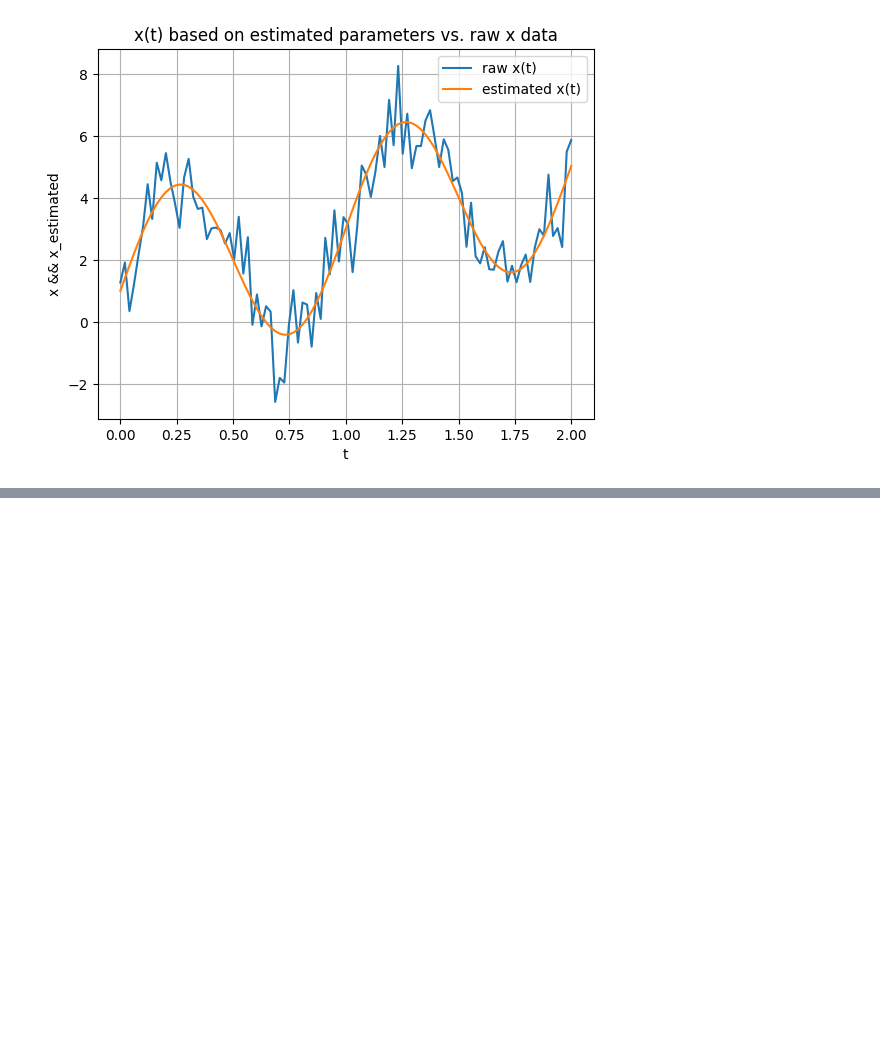
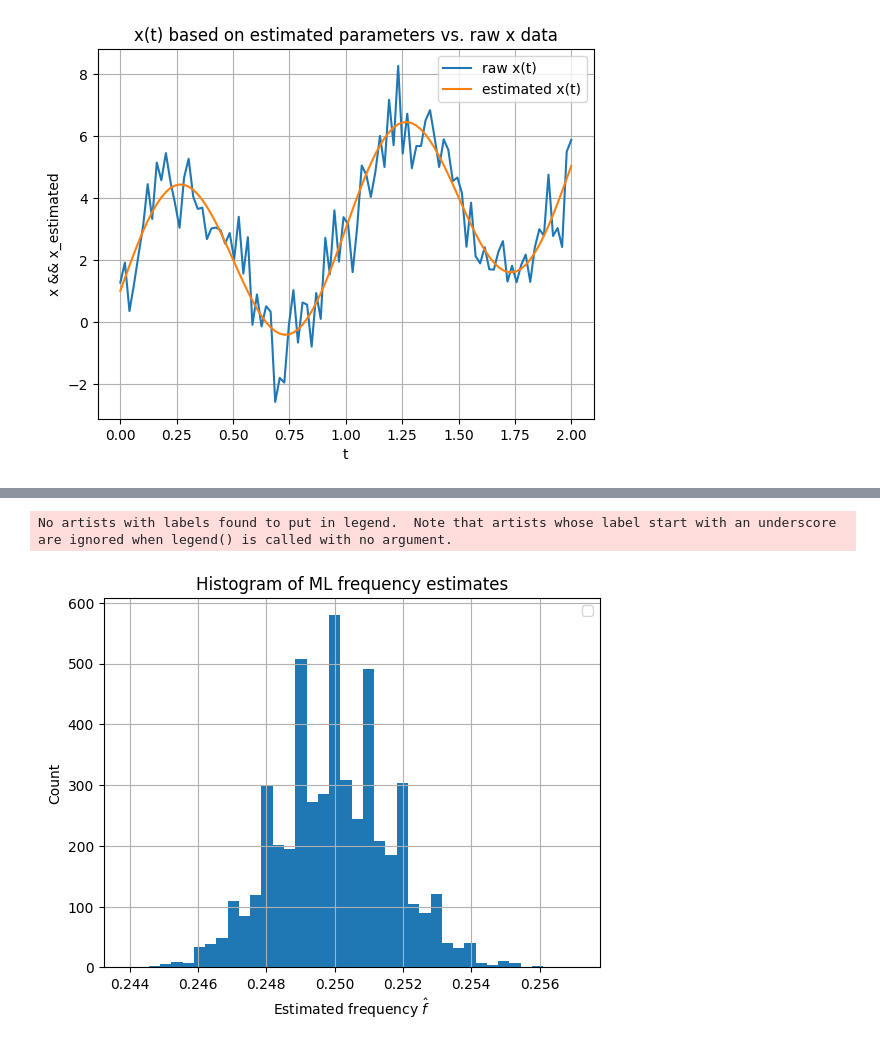
Before and after one commit to johnnynogo/TTT4275_EDC, a Jupyter notebook: assignments/assignment_2_LinearModels_BLUE_MLE_BayesianEstimators.ipynb, the cells around one changed output, grey strips where cells are left out. Cells and saved outputs as stored; diff of their text form; code cells hidden in the pictures; blank space fills up the shorter version.

```diff
--- a/assignments/assignment_2_LinearModels_BLUE_MLE_BayesianEstimators.ipynb
+++ b/assignments/assignment_2_LinearModels_BLUE_MLE_BayesianEstimators.ipynb
@@ -42,0 +117,41 @@ plt.show()
+# %%
+import numpy as np
+import matplotlib.pyplot as plt
+
+f = np.linspace(0.001, 0.499, 2000)
+f0=0.25
+M = 5000
+N = 10
+n = np.arange(N)
+sigma_squared=0.01
+sigma = np.sqrt(sigma_squared)
+
+max_fk = []
+
+for m in range(M):
+    w = np.random.normal(0, sigma, N)
+    x = (np.cos(2*np.pi*f0*n) + w)
+
+    J = []
+
+    for f1 in f:
+        value = np.sum(x * np.cos(2*np.pi*f1*n))
+        J.append(value)
+
+    J = np.array(J)
+    f_hat = f[np.argmax(J)]
+    max_fk.append(f_hat)
+
+max_fk=np.array(max_fk)
+
+plt.hist(max_fk, bins=40)
+plt.xlabel('Estimated frequency $\hat{f}$')
+plt.ylabel('Count')
+plt.title('Histogram of ML frequency estimates')
+plt.legend()
+plt.grid()
+
+plt.show()
+# %% [output]
+No artists with labels found to put in legend.  Note that artists whose label start with an underscore are ignored when legend() is called with no argument.
+[figure, added]
```
Also changed, not shown: parts of 5 cells of this notebook.
